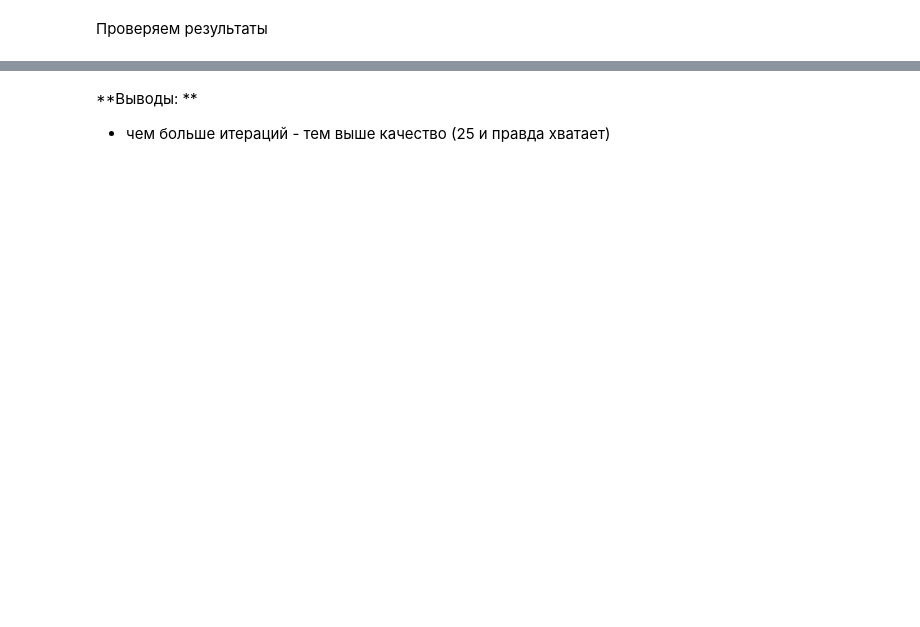
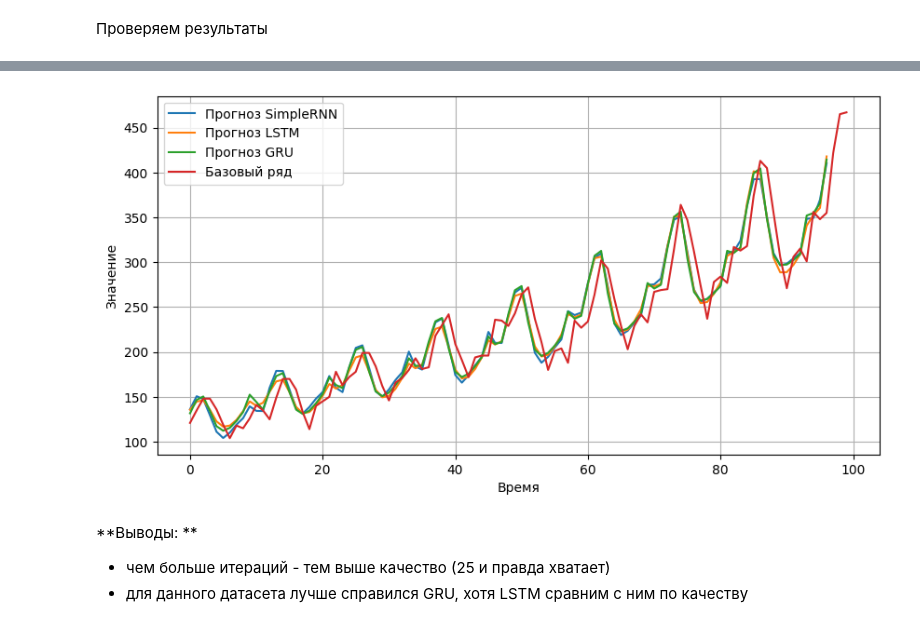
Before and after one commit to OkhotnikovVV/Education, a Jupyter notebook: GB/Quarter 05/Introduction to Neural Networks/Lesson 05/OVV_INN_HW_05.ipynb, the cells around one changed output, grey strips where cells are left out. Drawn from its saved outputs; the diff is of its cells as text; code cells hidden in the pictures; blank space fills up the shorter version.

```diff
--- a/GB/Quarter 05/Introduction to Neural Networks/Lesson 05/OVV_INN_HW_05.ipynb
+++ b/GB/Quarter 05/Introduction to Neural Networks/Lesson 05/OVV_INN_HW_05.ipynb
@@ -700,3 +980,23 @@ test_loss: 1384.4818115234375, test_m: 32.312103271484375
+# %%
+start = 0
+
+plt.figure(figsize=(10, 5))
+plt.grid('on')
+plt.plot(pred_1[future + start: future + train_size],
+         label='Прогноз SimpleRNN')
+plt.plot(pred_2[future + start: future + train_size],
+         label='Прогноз LSTM')
+plt.plot(pred_3[future + start: future + train_size],
+         label='Прогноз GRU')
+plt.plot(y_train.flatten()[start: train_size],
+         label='Базовый ряд')
+plt.xlabel('Время')
+plt.ylabel('Значение')
+plt.legend()
+plt.show()
+# %% [output]
+[figure, added]
 # %% [markdown]
 **Выводы: **<br>
 * чем больше итераций - тем выше качество (25 и правда хватает)
+* для данного датасета лучше справился GRU, хотя LSTM сравним с ним по качеству
```
Also changed, not shown: parts of 29 cells of this notebook.
